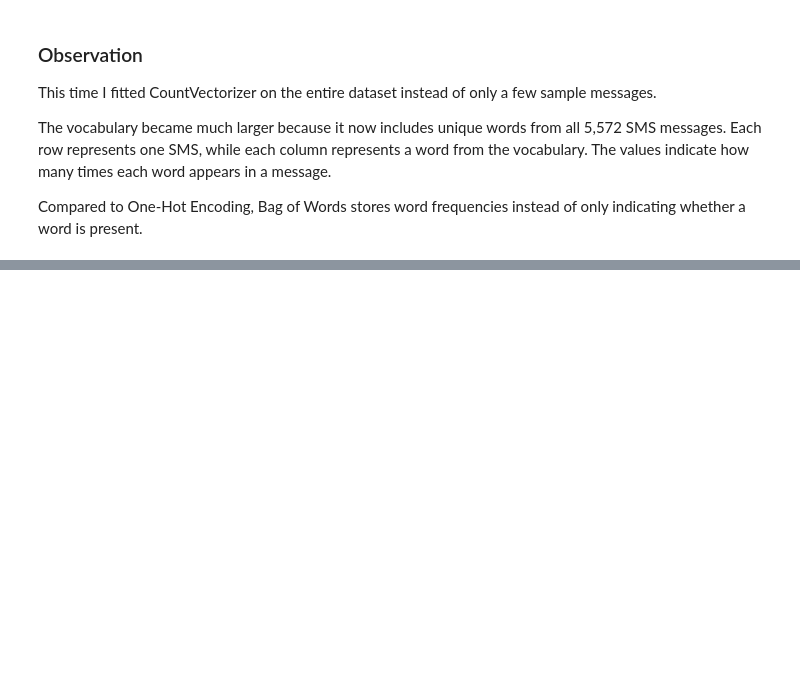
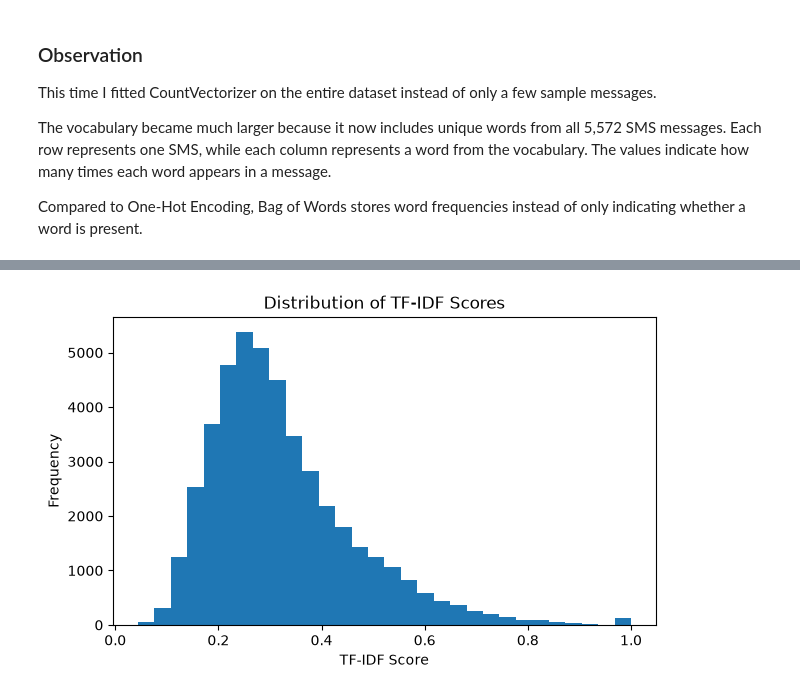
Before and after one commit to SuryanshTiwari18/GenAi-assignments, a Jupyter notebook: assignment-18/assignment_18.ipynb, the cells around one changed output, grey strips where cells are left out. Cells and saved outputs as stored; diff of their text form; code cells hidden in the pictures; blank space fills up the shorter version.

```diff
--- a/assignment-18/assignment_18.ipynb
+++ b/assignment-18/assignment_18.ipynb
@@ -341,0 +603,6 @@ Compared to One-Hot Encoding, Bag of Words stores word frequencies instead of on
+# %%
+from sklearn.feature_extraction.text import TfidfVectorizer
+tfidf = TfidfVectorizer()
+tfidf_matrix = tfidf.fit_transform(df["final_clean_text"])
+print("TF-IDF Vocabulary Size:", len(tfidf.vocabulary_))
+print("TF-IDF Matrix Shape:", tfidf_matrix.shape)
@@ -341,0 +664,10 @@ Compared to One-Hot Encoding, Bag of Words stores word frequencies instead of on
+# %%
+non_zero_scores = tfidf_matrix.data
+plt.figure(figsize=(7,4))
+plt.hist(non_zero_scores, bins=30)
+plt.title("Distribution of TF-IDF Scores")
+plt.xlabel("TF-IDF Score")
+plt.ylabel("Frequency")
+plt.show()
+# %% [output]
+[figure, added]
```
Also changed, not shown: parts of 36 cells of this notebook, 1 other file.
